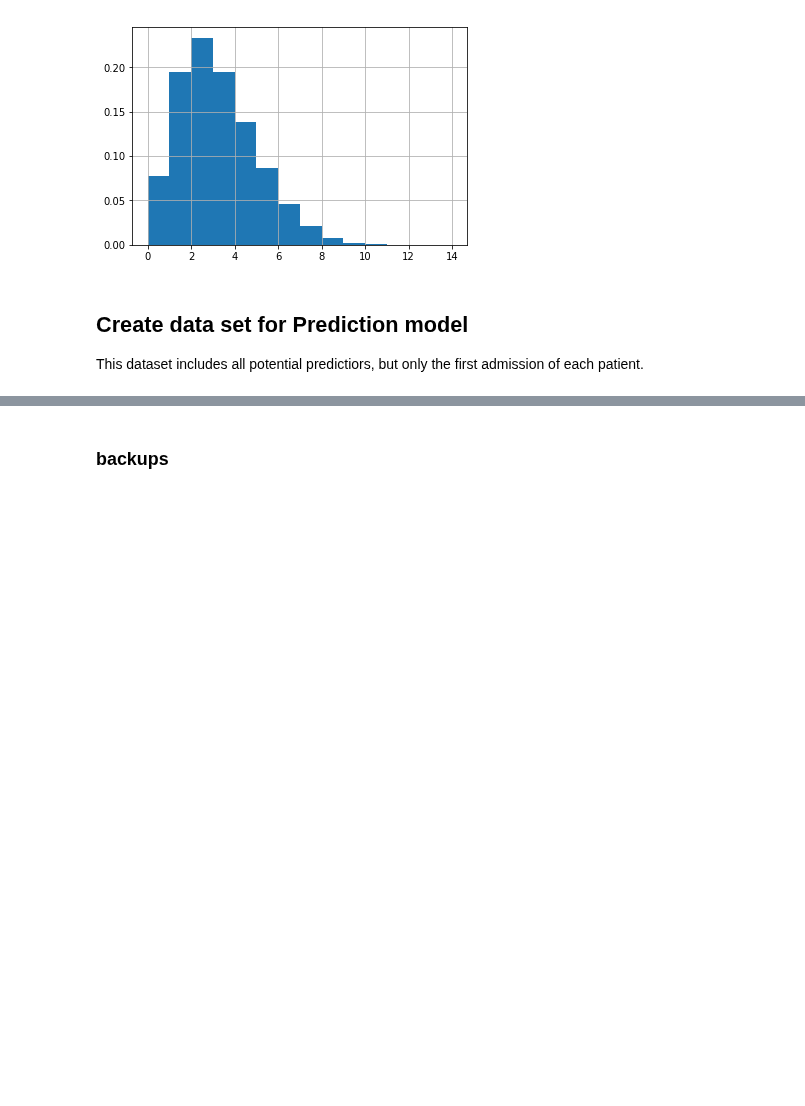
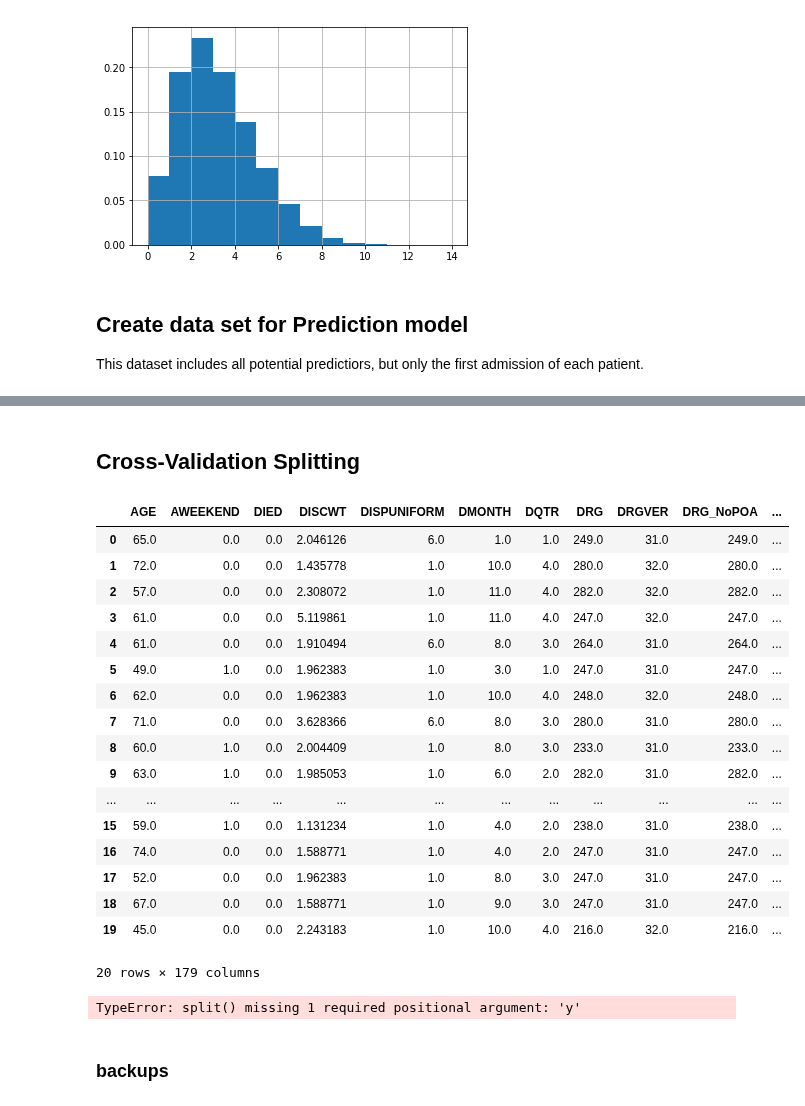
Before and after one commit to wenshuoliu/DLproj, a Jupyter notebook: NRD/Preprocessing.ipynb, the cells around one changed output, grey strips where cells are left out. Cells and saved outputs as stored; diff of their text form; code cells hidden in the pictures; blank space fills up the shorter version.

```diff
--- a/NRD/Preprocessing.ipynb
+++ b/NRD/Preprocessing.ipynb
@@ -635,0 +734,4 @@ ami_pred.to_csv(path+'cohorts/ami/ami_pred.csv', index=False)
+# %% [markdown]
+## Cross-Validation Splitting
+# %%
+data_df = pd.read_csv(path+'cohorts/ami/ami_pred.csv', dtype=core_dtypes_pd)
@@ -636,3 +742,28 @@ ami_pred.to_csv(path+'cohorts/ami/ami_pred.csv', index=False)
+# %%
+data_df.head(20)
+# %% [output]
+|  | AGE | AWEEKEND | DIED | DISCWT | DISPUNIFORM | DMONTH | DQTR | DRG | DRGVER | DRG_NoPOA | ... |
+| 0 | 65.0 | 0.0 | 0.0 | 2.046126 | 6.0 | 1.0 | 1.0 | 249.0 | 31.0 | 249.0 | ... |
+| 1 | 72.0 | 0.0 | 0.0 | 1.435778 | 1.0 | 10.0 | 4.0 | 280.0 | 32.0 | 280.0 | ... |
+| 2 | 57.0 | 0.0 | 0.0 | 2.308072 | 1.0 | 11.0 | 4.0 | 282.0 | 32.0 | 282.0 | ... |
+| 3 | 61.0 | 0.0 | 0.0 | 5.119861 | 1.0 | 11.0 | 4.0 | 247.0 | 32.0 | 247.0 | ... |
+| 4 | 61.0 | 0.0 | 0.0 | 1.910494 | 6.0 | 8.0 | 3.0 | 264.0 | 31.0 | 264.0 | ... |
+| 5 | 49.0 | 1.0 | 0.0 | 1.962383 | 1.0 | 3.0 | 1.0 | 247.0 | 31.0 | 247.0 | ... |
+| 6 | 62.0 | 0.0 | 0.0 | 1.962383 | 1.0 | 10.0 | 4.0 | 248.0 | 32.0 | 248.0 | ... |
+| 7 | 71.0 | 0.0 | 0.0 | 3.628366 | 6.0 | 8.0 | 3.0 | 280.0 | 31.0 | 280.0 | ... |
+| 8 | 60.0 | 1.0 | 0.0 | 2.004409 | 1.0 | 8.0 | 3.0 | 233.0 | 31.0 | 233.0 | ... |
+| 9 | 63.0 | 1.0 | 0.0 | 1.985053 | 1.0 | 6.0 | 2.0 | 282.0 | 31.0 | 282.0 | ... |
+| ... | ... | ... | ... | ... | ... | ... | ... | ... | ... | ... | ... |
+| 15 | 59.0 | 1.0 | 0.0 | 1.131234 | 1.0 | 4.0 | 2.0 | 238.0 | 31.0 | 238.0 | ... |
+| 16 | 74.0 | 0.0 | 0.0 | 1.588771 | 1.0 | 4.0 | 2.0 | 247.0 | 31.0 | 247.0 | ... |
+| 17 | 52.0 | 0.0 | 0.0 | 1.962383 | 1.0 | 8.0 | 3.0 | 247.0 | 31.0 | 247.0 | ... |
+| 18 | 67.0 | 0.0 | 0.0 | 1.588771 | 1.0 | 9.0 | 3.0 | 247.0 | 31.0 | 247.0 | ... |
+| 19 | 45.0 | 0.0 | 0.0 | 2.243183 | 1.0 | 10.0 | 4.0 | 216.0 | 32.0 | 216.0 | ... |
+20 rows × 179 columns
+# %%
+train_ind, tst_ind = next(skf.split(data_df, groups=data_df.HOSP_NRD))
+# %% [output]
+TypeError: split() missing 1 required positional argument: 'y'
 # %% [markdown]
 ### backups
 # %%
```
Also changed, not shown: parts of 69 cells of this notebook, 9 other files.
